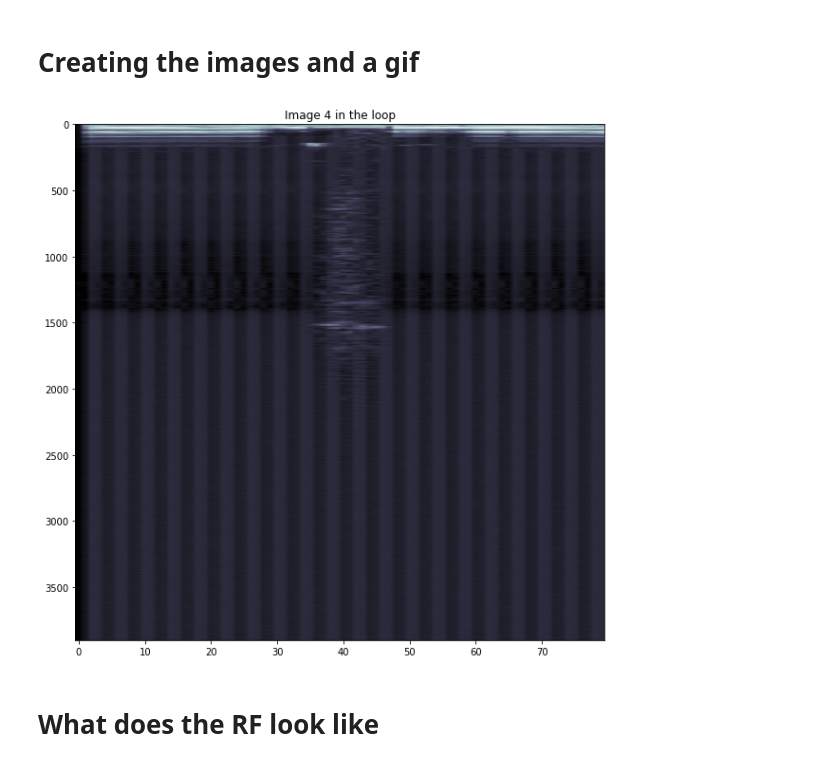
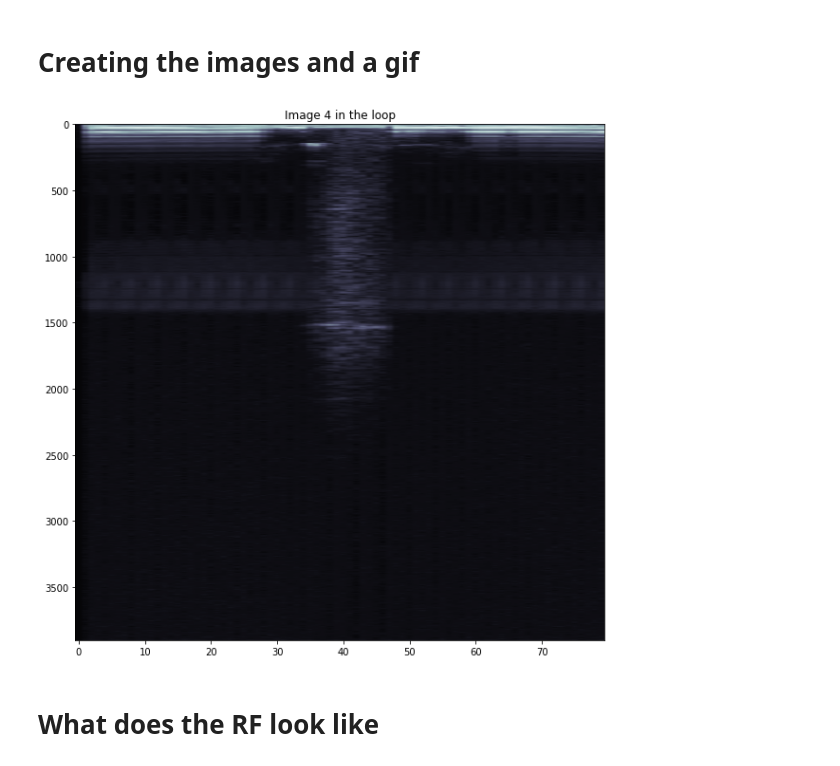
Before and after one commit to kelu124/pyusbus, a Jupyter notebook: experiments/20210401-Convex.ipynb, the cells around one changed output. Saved outputs shown, nothing was run; the diff lists cells and outputs as text; code cells hidden in the pictures.

```diff
--- a/experiments/20210401-Convex.ipynb
+++ b/experiments/20210401-Convex.ipynb
@@ -22,15 +22,18 @@ probe.createLoop();
 # %%
 filenames = []
 plt.figure(figsize=(10,10))
 for k in range(len(probe.loop)):
-    plt.imshow(np.sqrt(np.abs(probe.loop[k].reshape((80, 3900)))).T,aspect="auto",cmap="bone")
+    LOOP = probe.loop[k].copy()
+    for j in range(len(LOOP)):
+        LOOP[j] = LOOP[j] - np.average(LOOP[j])
+    plt.imshow(np.sqrt(np.abs(LOOP.reshape((80, 3900)))).T,aspect="auto",cmap="bone")
     plt.title("Image "+str(k)+ " in the loop")
 
     filename = f'images/20210401_{k}.png'
     plt.savefig(filename)
     filenames.append(filename)
 # %% [output]
-[figure, old version]
+[figure, new version]
 # %% [markdown]
 # What does the RF look like
 # %%
```
Also changed, not shown: parts of 5 cells of this notebook, 6 other files.
